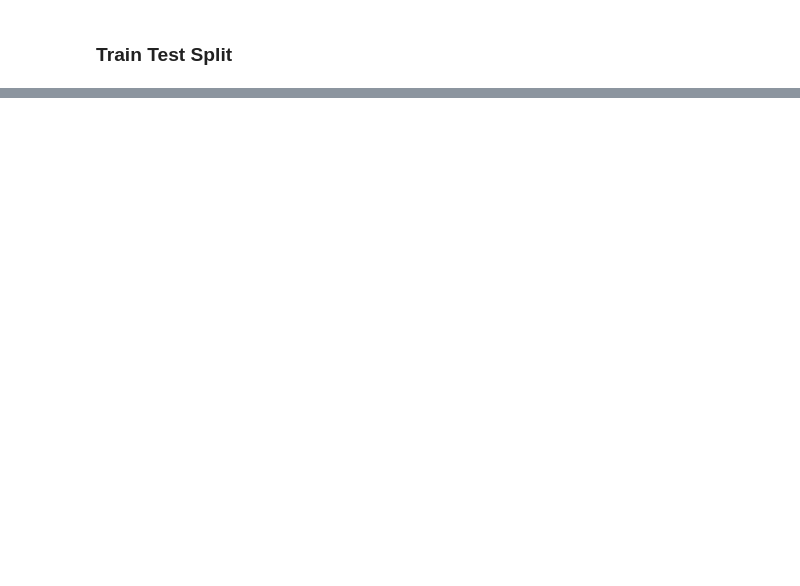
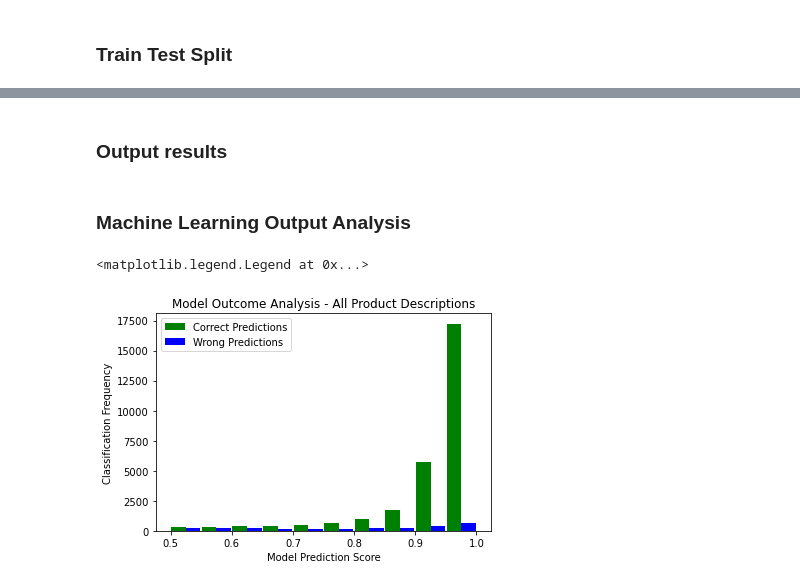
Before and after one commit to RaphaelAlvesdaSilva/UCPDA_Raphael-Silva, a Jupyter notebook: Assignment.ipynb, the cells around one changed output, grey strips where cells are left out. Saved outputs shown, nothing was run; the diff lists cells and outputs as text; code cells hidden in the pictures; blank space fills up the shorter version.

```diff
--- a/Assignment.ipynb
+++ b/Assignment.ipynb
@@ -118,0 +327,6 @@ __
+# %%
+# Clean and Prep Train Descriptions
+x_test_clean = cleanDescriptions(x_test)
+
+# Use same vector used before for the new descriptions
+x_test_vector = vector.transform(x_test_clean)
@@ -118,0 +364,43 @@ __
+# %% [markdown]
+### Output results
+# %%
+## Create DataFrame with new descriptions and predictions
+new_df = pd.DataFrame()
+new_df['Description'] = x_test
+new_df['Description Length'] = new_df['Description'].apply(lambda desc : len(desc.split()))
+new_df['Known Label'] = y_test
+new_df['Known Label Name'] = ["Controlled" if i == 1 else "Not Controlled" for i in new_df['Known Label']]
+new_df["Prediction Label"] = y_pred
+new_df["Prediction Label Name"] = ["Controlled" if i == 1 else "Not Controlled" for i in new_df["Prediction Label"]]
+new_df["Correct Prediction"] = new_df["Prediction Label"] == new_df["Known Label"]
+
+# Outpub model confidence score
+probs = clf.predict_proba(x_test_vector)
+new_df["Score"] = np.max(probs, axis=1)
+
+# Ouput to .csv
+new_df.to_csv("Model Outcome.csv", encoding='utf8')
+# %% [markdown]
+### Machine Learning Output Analysis
+# %%
+# Create Series with correct and wrong predictions
+t_pred = new_df[new_df["Correct Prediction"] == True]["Score"]
+f_pred = new_df[new_df["Correct Prediction"] == False]["Score"]
+
+#print(len(t_pred), len(f_pred))
+
+# Histogram to check classification's frequency
+plt.hist([t_pred,f_pred],
+        bins=[0.5,0.55,0.6,0.65,0.7,0.75,0.8,0.85,0.9,0.95,1],
+        rwidth=0.95,
+        color=['green','blue'],
+        label=['Correct Predictions', 'Wrong Predictions'],
+        orientation='vertical')
+
+plt.xlabel('Model Prediction Score')
+plt.ylabel('Classification Frequency')
+plt.title('Model Outcome Analysis - All Product Descriptions')
+plt.legend()
+# %% [output]
+<matplotlib.legend.Legend at 0x...>
+[figure, added]
```
Also changed, not shown: parts of 30 cells of this notebook.
